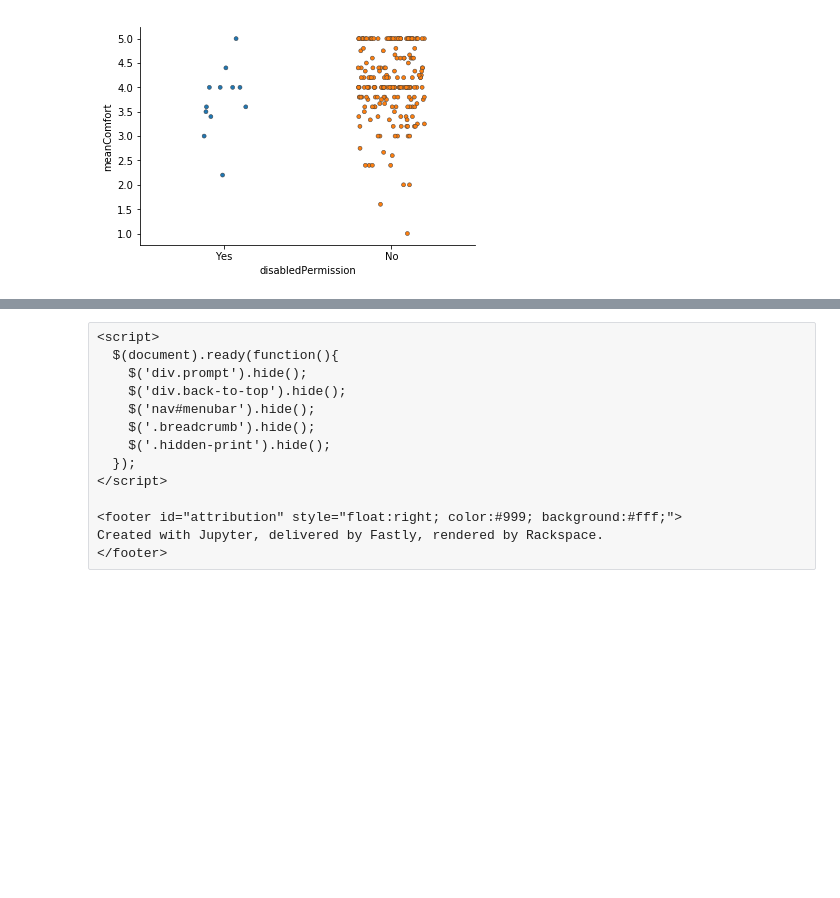
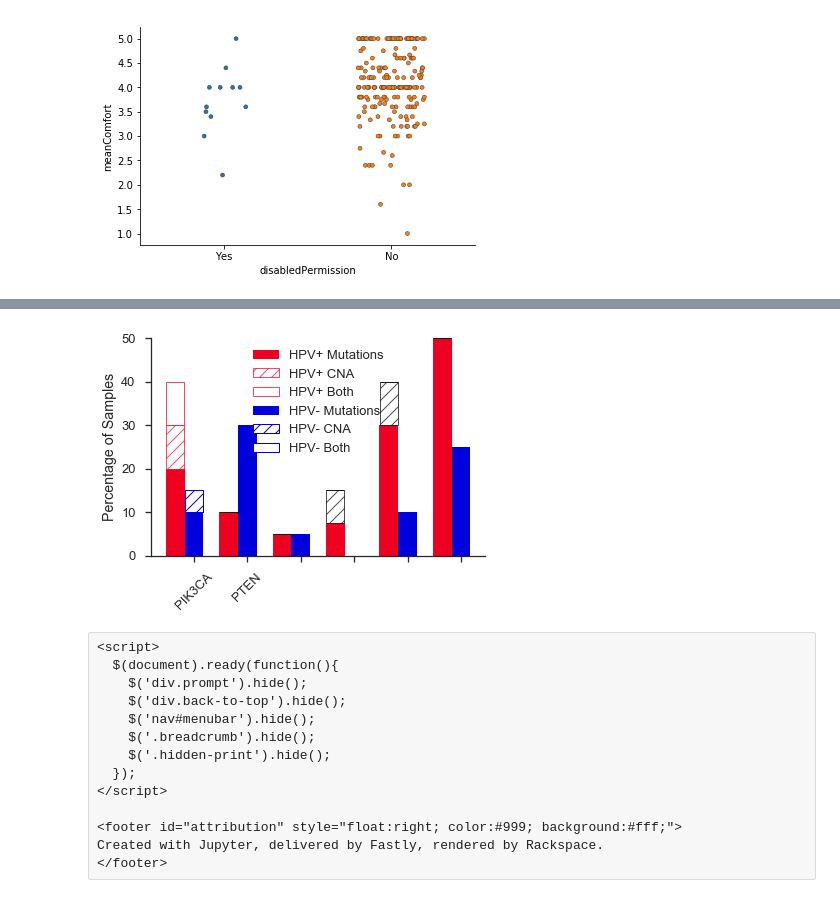
Before and after one commit to Qatrunnada/THIRD-crowdperm-analysis, a Jupyter notebook: THIRD-crowdperm-survey-analysis.ipynb, the cells around one changed output, grey strips where cells are left out. Drawn from its saved outputs; the diff is of its cells as text; code cells hidden in the pictures; blank space fills up the shorter version.

```diff
--- a/THIRD-crowdperm-survey-analysis.ipynb
+++ b/THIRD-crowdperm-survey-analysis.ipynb
@@ -916,3 +1085,77 @@ yes
+# %%
+#https://gist.github.com/randyzwitch/b71d47e0d380a1a6bef9
+
+import seaborn as sns
+import matplotlib.pyplot as plt
+import numpy as np
+
+# make up some fake data
+pos_mut_pcts = np.array([20, 10, 5, 7.5, 30, 50])
+pos_cna_pcts = np.array([10, 0, 0, 7.5, 10, 0])
+#pos_both_pcts = np.array([10, 0, 0, 0, 0, 0])
+#neg_mut_pcts = np.array([10, 30, 5, 0, 10, 25])
+#neg_cna_pcts = np.array([5, 0, 7.5, 0, 0, 10])
+#neg_both_pcts = np.array([0, 0, 0, 0, 0, 10])
+#genes = ['PIK3CA', 'PTEN', 'CDKN2A', 'FBXW7', 'KRAS', 'TP53']
+genes = ['PIK3CA', 'PTEN']
+
+with sns.axes_style("white"):
+    sns.set_style("ticks")
+    sns.set_context("talk")
+
+    # plot details
+    bar_width = 0.35
+    epsilon = .015
+    line_width = 1
+    opacity = 0.7
+    pos_bar_positions = np.arange(len(pos_mut_pcts))
+    neg_bar_positions = pos_bar_positions + bar_width
+
+    # make bar plots
+    hpv_pos_mut_bar = plt.bar(pos_bar_positions, pos_mut_pcts, bar_width,
+                              color='#ED0020',
+                              label='HPV+ Mutations')
+    hpv_pos_cna_bar = plt.bar(pos_bar_positions, pos_cna_pcts, bar_width-epsilon,
+                              bottom=pos_mut_pcts,
+                              alpha=opacity,
+                              color='white',
+                              edgecolor='#ED0020',
+                              linewidth=line_width,
+                              hatch='//',
+                              label='HPV+ CNA')
+    hpv_pos_both_bar = plt.bar(pos_bar_positions, pos_both_pcts, bar_width-epsilon,
+                               bottom=pos_cna_pcts+pos_mut_pcts,
+                               alpha=opacity,
+                               color='white',
+                               edgecolor='#ED0020',
+                               linewidth=line_width,
+                               hatch='0',
+                               label='HPV+ Both')
+    hpv_neg_mut_bar = plt.bar(neg_bar_positions, neg_mut_pcts, bar_width,
+                              color='#0000DD',
+                              label='HPV- Mutations')
+    hpv_neg_cna_bar = plt.bar(neg_bar_positions, neg_cna_pcts, bar_width-epsilon,
+                              bottom=neg_mut_pcts,
+                              color="white",
+                              hatch='//',
+                              edgecolor='#0000DD',
+                              ecolor="#0000DD",
+                              linewidth=line_width,
+                              label='HPV- CNA')
+    hpv_neg_both_bar = plt.bar(neg_bar_positions, neg_both_pcts, bar_width-epsilon,
+                               bottom=neg_cna_pcts+neg_mut_pcts,
+                               color="white",
+                               hatch='0',
+                               edgecolor='#0000DD',
+                               ecolor="#0000DD",
+                               linewidth=line_width,
+                               label='HPV- Both')
+    plt.xticks(neg_bar_positions, genes, rotation=45)
+    plt.ylabel('Percentage of Samples')
+    plt.legend(loc='upper center')
+    sns.despine()
+# %% [output]
+[figure, added]
 # %% [raw]
 <script>
   $(document).ready(function(){
```
Also changed, not shown: parts of 8 cells of this notebook, 6 other files.
